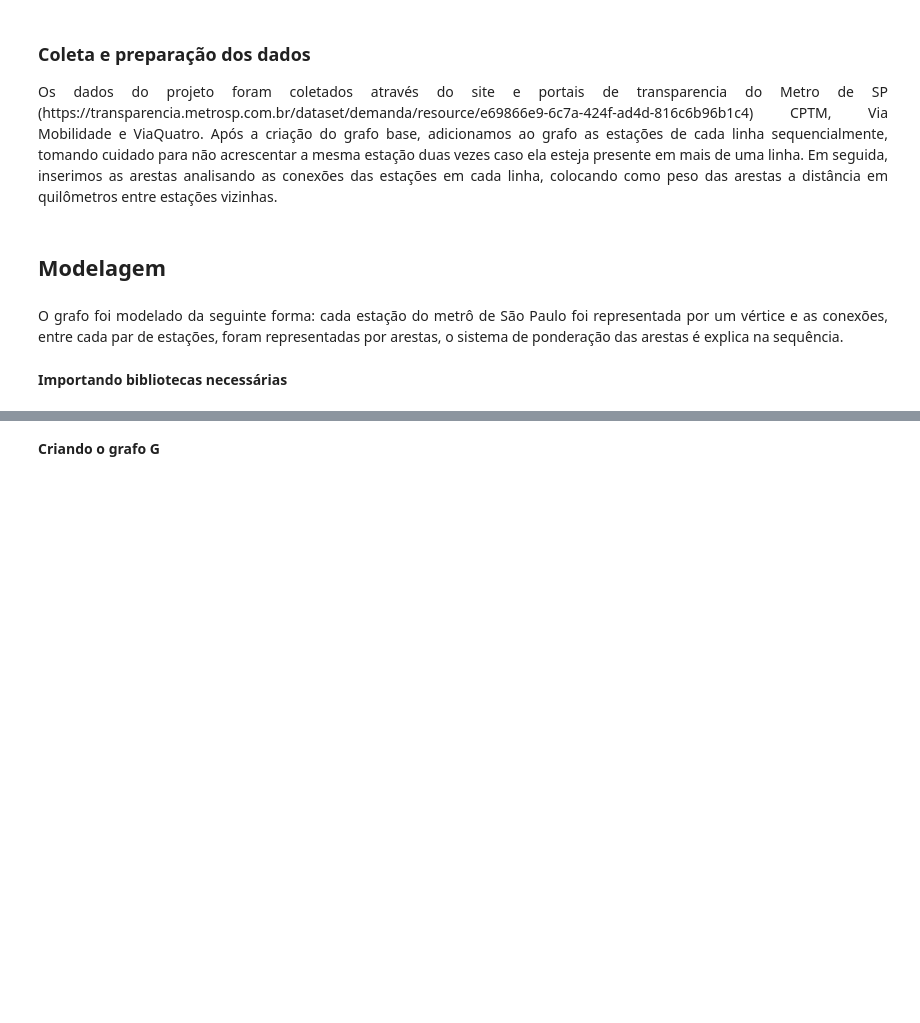
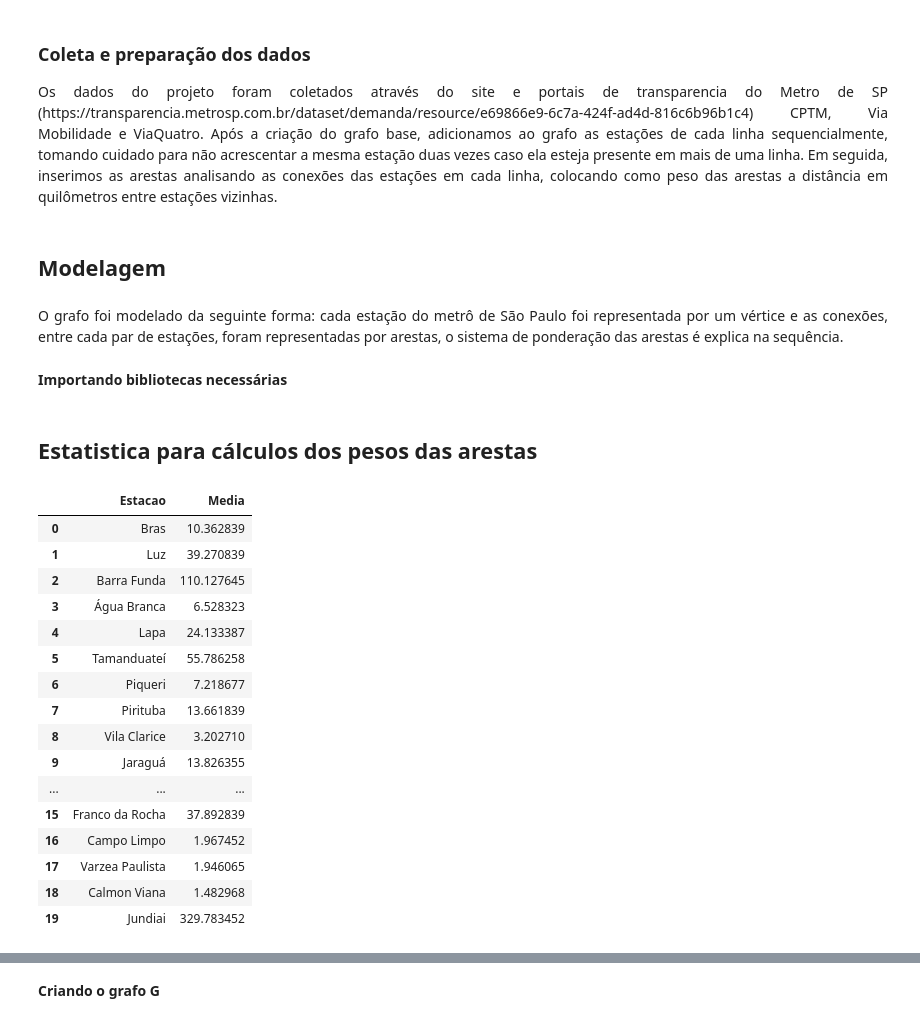
Before and after one commit to PauloAPH/AnaliseDoSistemaMetroviarioDeSaoPaulo, a Jupyter notebook: Sistema_metroviário_de_SP.ipynb, the cells around one changed output, grey strips where cells are left out. Cells and saved outputs as stored; diff of their text form; code cells hidden in the pictures; blank space fills up the shorter version.

```diff
--- a/Sistema_metroviário_de_SP.ipynb
+++ b/Sistema_metroviário_de_SP.ipynb
@@ -27,3 +27,11 @@ import pandas as pd
 import networkx as nx
 import matplotlib.pyplot as plt
 from matplotlib.pyplot import figure
+# %% [markdown]
+## Estatistica para cálculos dos pesos das arestas
+# %%
+linha_azul = pd.read_csv('Dados/Metro/Linha_Azul.csv', sep=';')
+linha_verde = pd.read_csv('Dados/Metro/Linha_Verde.csv', sep=';')
+linha_vermelha = pd.read_csv('Dados/Metro/Linha_Vermelha.csv', sep=';')
+linha_rubi = pd.read_csv('Dados/Metro/Linha_Rubi.csv', sep=';')
+linha_prata = pd.read_csv('Dados/Metro/Linha_Prata.csv', sep=';')
@@ -29,0 +46,3 @@ from matplotlib.pyplot import figure
+# %%
+linha_rubi['Media'] = pd.to_numeric(linha_rubi['Media'], errors='coerce')
+linha_rubi['Media'] = linha_rubi['Media']/31000
@@ -29,0 +54,20 @@ from matplotlib.pyplot import figure
+# %%
+linha_rubi
+# %% [output]
+|  | Estacao | Media |
+| 0 | Bras | 10.362839 |
+| 1 | Luz | 39.270839 |
+| 2 | Barra Funda | 110.127645 |
+| 3 | Água Branca | 6.528323 |
+| 4 | Lapa | 24.133387 |
+| 5 | Tamanduateí | 55.786258 |
+| 6 | Piqueri | 7.218677 |
+| 7 | Pirituba | 13.661839 |
+| 8 | Vila Clarice | 3.202710 |
+| 9 | Jaraguá | 13.826355 |
+| ... | ... | ... |
+| 15 | Franco da Rocha | 37.892839 |
+| 16 | Campo Limpo | 1.967452 |
+| 17 | Varzea Paulista | 1.946065 |
+| 18 | Calmon Viana | 1.482968 |
+| 19 | Jundiai | 329.783452 |
```
Also changed, not shown: parts of 21 cells of this notebook, 6 other files.
